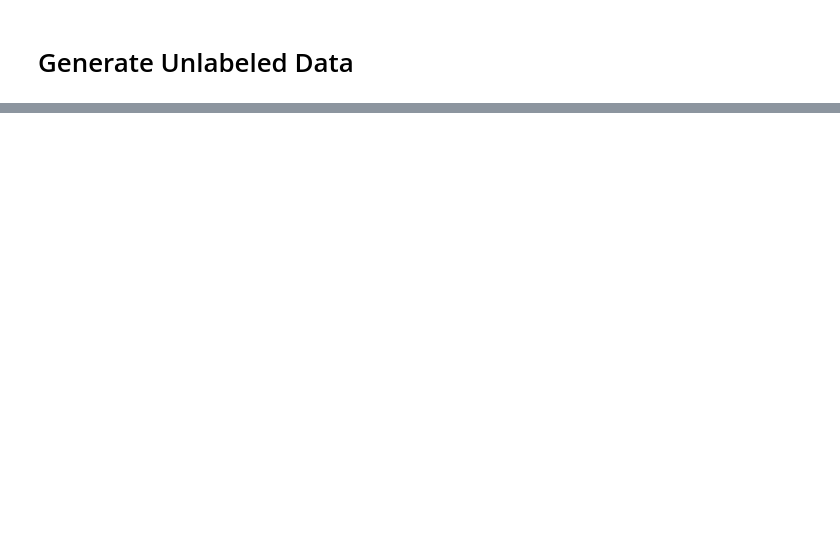
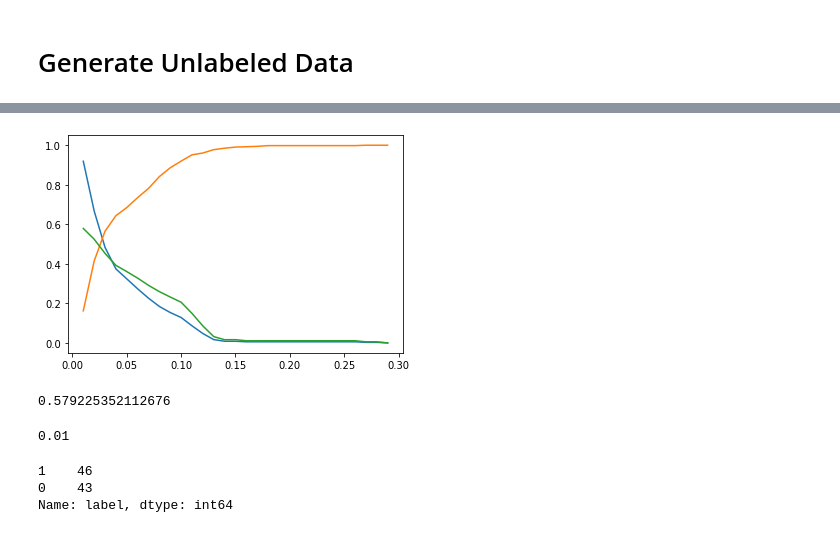
Before and after one commit to MSIA/2021-msia423-Ho-Sara-project, a Jupyter notebook: notebooks/algorithm.ipynb, the cells around one changed output, grey strips where cells are left out. Drawn from its saved outputs; the diff is of its cells as text; code cells hidden in the pictures; blank space fills up the shorter version.

Commit message:
edit scratch notebook - to be used to generate metrics

```diff
--- a/notebooks/algorithm.ipynb
+++ b/notebooks/algorithm.ipynb
@@ -374,0 +131,56 @@ labeled_data.drop_duplicates(['news_id', 'title']).loc[labeled_data['predict']]
+# %%
+#Confusion matrix, Accuracy, sensitivity and specificity
+from sklearn.metrics import confusion_matrix, f1_score, roc_auc_score
+import matplotlib.pyplot as plt
+
+sensitivities = []
+specificities = []
+f1s = []
+aucs = []
+accuracies = []
+
+cutoffs = np.arange(0.01, 0.3, 0.01)
+for cutoff in cutoffs:
+
+    labeled['predict'] = labeled['sm_sim'] > cutoff
+    labeled['predict'] = labeled['predict'].astype(int)
+
+    cm1 = confusion_matrix(labeled['label'], labeled['predict'])
+    total1=sum(sum(cm1))
+
+    ### from confusion matrix calculate accuracy
+    accuracy1=(cm1[0,0]+cm1[1,1])/total1
+    accuracies.append(accuracy1)
+
+    # true positives
+    sensitivity1 = cm1[0,0]/(cm1[0,0] + cm1[0,1])
+    sensitivities.append(sensitivity1)
+
+    # true negatives
+    specificity1 = cm1[1,1]/(cm1[1,0] + cm1[1,1])
+    specificities.append(specificity1)
+
+    auc = roc_auc_score(labeled['label'], labeled['predict'])
+    aucs.append(auc)
+
+    f1s.append(f1_score(labeled['label'], labeled['predict']))
+
+plt.plot(cutoffs, specificities)
+plt.plot(cutoffs, sensitivities)
+plt.plot(cutoffs, f1s)
+plt.show()
+# %% [output]
+[figure, added]
+# %%
+maxpos = np.argmax(f1s)
+print(np.max(f1s), cutoffs[maxpos])
+# %% [output]
+0.579225352112676
+0.01
+# %%
+labeled['predict'] = (labeled['sm_sim'] > 0.1)
+labeled.loc[labeled['predict']]['label'].value_counts()
+# %% [output]
+1    46
+0    43
+Name: label, dtype: int64
```
Also changed, not shown: parts of 38 cells of this notebook.
